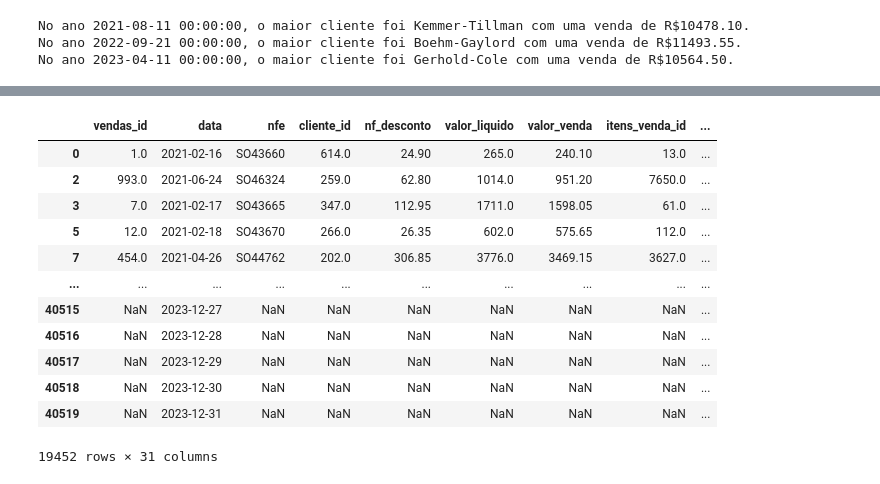
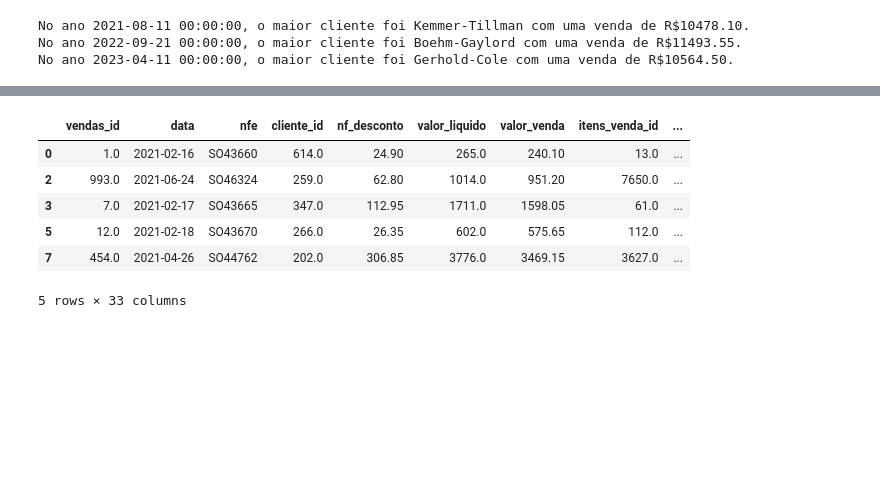
Before and after one commit to Clarice-Satiko-Aoto/b2b-analyis, a Jupyter notebook: B2B_EDA.ipynb, the cells around one changed output, grey strips where cells are left out. Cells and saved outputs as stored; diff of their text form; code cells hidden in the pictures; blank space fills up the shorter version.

```diff
--- a/B2B_EDA.ipynb
+++ b/B2B_EDA.ipynb
@@ -102,0 +115,5 @@ df_hist.data.min(), df_hist.data.max()
+# %%
+df_hist['gerente_nome'] = df_hist['gerente_id'].map(gerente_nome)
+# %%
+vendedor_nome = dict(vendedor[['id', 'descricao']].values.tolist())
+vendedor_nome
@@ -103,3 +133,7 @@ df_hist.data.min(), df_hist.data.max()
+# %%
+df_hist['vendedor_nome'] = df_hist['vendedor_id'].map(vendedor_nome)
+# %%
+df_hist.drop(columns=['supervisor_id', 'gerente_id', 'vendedor_id'], inplace=True)
 # %% [markdown]
 # Criar coluna ano-mes
 # %%
@@ -568,21 +630,15 @@ resultado
 # %%
 # Localizar os valores NaN
 valores_nan = df_hist.isna()
 
 # filtrar as linhas com NaN
 linhas_com_nan = df_hist[valores_nan.any(axis=1)]
-linhas_com_nan
+linhas_com_nan.head()
 # %% [output]
 |  | vendas_id | data | nfe | cliente_id | nf_desconto | valor_liquido | valor_venda | itens_venda_id | ... |
 | 0 | 1.0 | 2021-02-16 | SO43660 | 614.0 | 24.90 | 265.0 | 240.10 | 13.0 | ... |
 | 2 | 993.0 | 2021-06-24 | SO46324 | 259.0 | 62.80 | 1014.0 | 951.20 | 7650.0 | ... |
 | 3 | 7.0 | 2021-02-17 | SO43665 | 347.0 | 112.95 | 1711.0 | 1598.05 | 61.0 | ... |
 | 5 | 12.0 | 2021-02-18 | SO43670 | 266.0 | 26.35 | 602.0 | 575.65 | 112.0 | ... |
 | 7 | 454.0 | 2021-04-26 | SO44762 | 202.0 | 306.85 | 3776.0 | 3469.15 | 3627.0 | ... |
-| ... | ... | ... | ... | ... | ... | ... | ... | ... | ... |
-| 40515 | NaN | 2023-12-27 | NaN | NaN | NaN | NaN | NaN | NaN | ... |
-| 40516 | NaN | 2023-12-28 | NaN | NaN | NaN | NaN | NaN | NaN | ... |
-| 40517 | NaN | 2023-12-29 | NaN | NaN | NaN | NaN | NaN | NaN | ... |
-| 40518 | NaN | 2023-12-30 | NaN | NaN | NaN | NaN | NaN | NaN | ... |
-| 40519 | NaN | 2023-12-31 | NaN | NaN | NaN | NaN | NaN | NaN | ... |
-19452 rows × 31 columns
+5 rows × 33 columns
```
Also changed, not shown: parts of 29 cells of this notebook.
